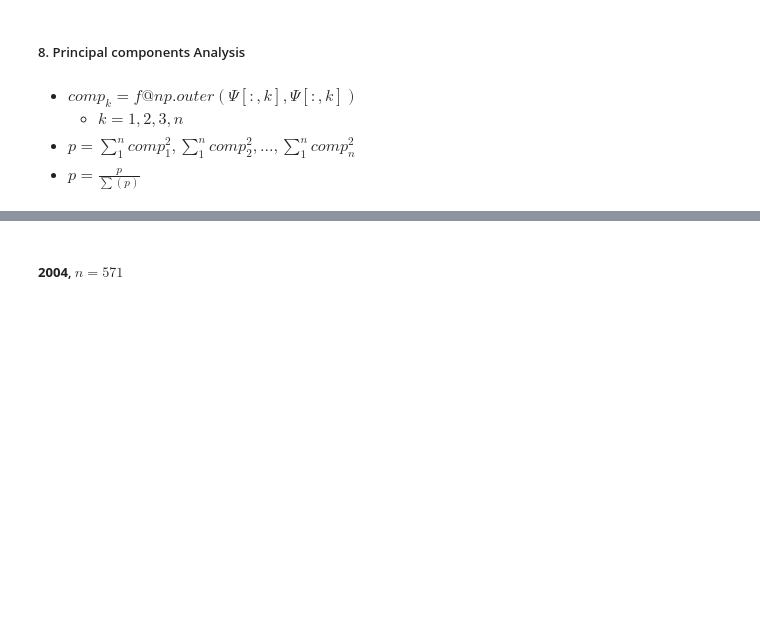
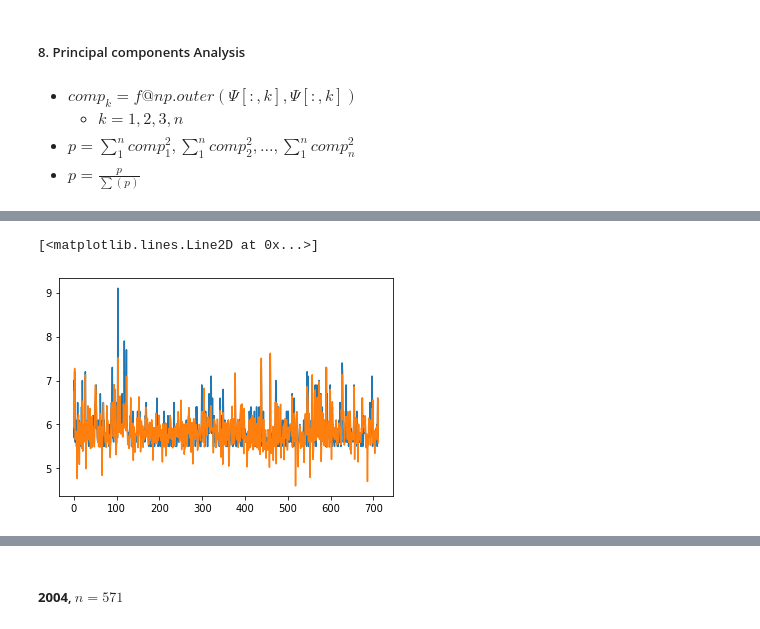
Before and after one commit to seoyeonc/ms, a Jupyter notebook: _notebooks/2022-04-06-Earthquake(guebin).ipynb, the cells around one changed output, grey strips where cells are left out. Cells and saved outputs as stored; diff of their text form; code cells hidden in the pictures; blank space fills up the shorter version.

```diff
--- a/_notebooks/2022-04-06-Earthquake(guebin).ipynb
+++ b/_notebooks/2022-04-06-Earthquake(guebin).ipynb
@@ -237,5 +242,11 @@ array([[ 0.        ,  0.        ,  0.        , ...,  0.        ,
          0.        ,  0.        ],
        [ 0.        ,  0.        ,  0.        , ...,  0.        ,
          0.        ,  0.        ]])
+# %%
+plt.plot(f)
+plt.plot(fhats2.sum(axis=0))
+# %% [output]
+[<matplotlib.lines.Line2D at 0x...>]
+[figure, added]
 # %%
 plt.plot(f)
```
Also changed, not shown: parts of 26 cells of this notebook, 1 other file.
